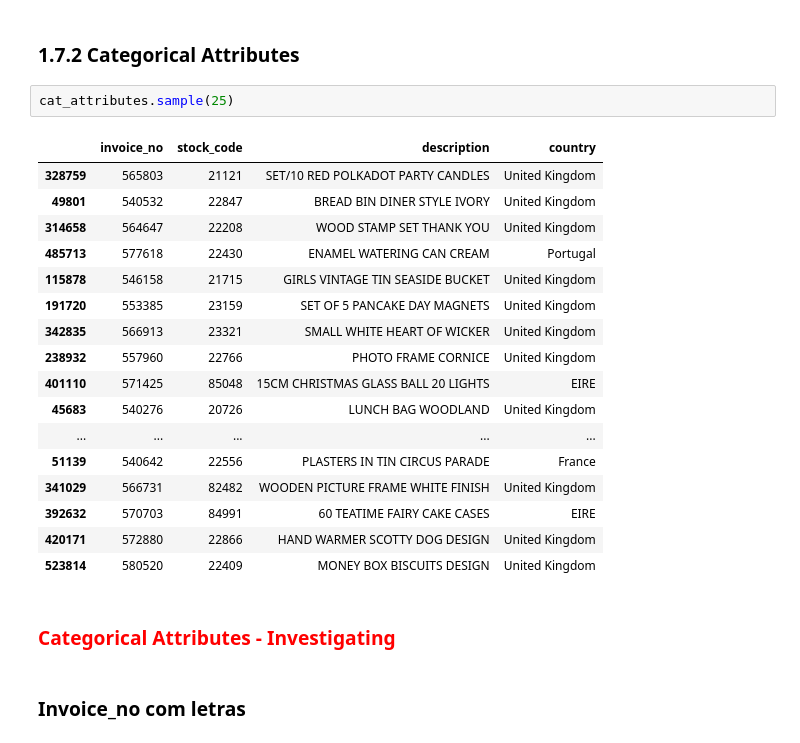
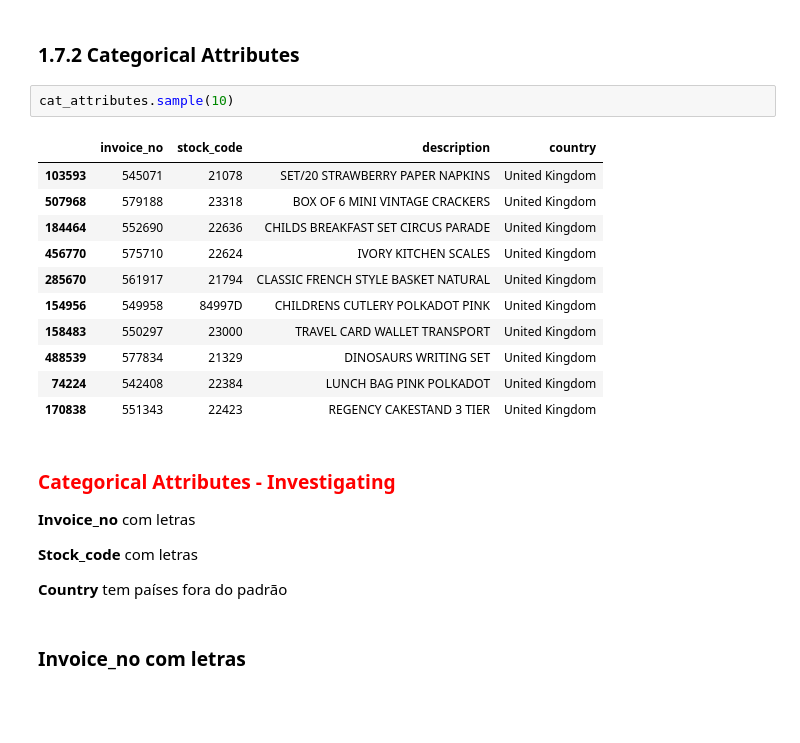
Before and after one commit to matheusventurads/loyalty-clustering-programm, a Jupyter notebook: notebooks/c03-mv-descriptive-analysis.ipynb, the cells around one changed output. Saved outputs shown, nothing was run; the diff lists cells and outputs as text; blank space fills up the shorter version.

```diff
--- a/notebooks/c03-mv-descriptive-analysis.ipynb
+++ b/notebooks/c03-mv-descriptive-analysis.ipynb
@@ -284,27 +285,26 @@ descriptive_analysis(num_attributes)
 # %% [markdown]
 ### 1.7.2 Categorical Attributes
 # %%
-cat_attributes.sample(25)
+cat_attributes.sample(10)
 # %% [output]
 |  | invoice_no | stock_code | description | country |
-| 328759 | 565803 | 21121 | SET/10 RED POLKADOT PARTY CANDLES | United Kingdom |
-| 49801 | 540532 | 22847 | BREAD BIN DINER STYLE IVORY | United Kingdom |
-| 314658 | 564647 | 22208 | WOOD STAMP SET THANK YOU | United Kingdom |
-| 485713 | 577618 | 22430 | ENAMEL WATERING CAN CREAM | Portugal |
-| 115878 | 546158 | 21715 | GIRLS VINTAGE TIN SEASIDE BUCKET | United Kingdom |
-| 191720 | 553385 | 23159 | SET OF 5 PANCAKE DAY MAGNETS | United Kingdom |
-| 342835 | 566913 | 23321 | SMALL WHITE HEART OF WICKER | United Kingdom |
-| 238932 | 557960 | 22766 | PHOTO FRAME CORNICE | United Kingdom |
-| 401110 | 571425 | 85048 | 15CM CHRISTMAS GLASS BALL 20 LIGHTS | EIRE |
-| 45683 | 540276 | 20726 | LUNCH BAG WOODLAND | United Kingdom |
-| ... | ... | ... | ... | ... |
-| 51139 | 540642 | 22556 | PLASTERS IN TIN CIRCUS PARADE | France |
-| 341029 | 566731 | 82482 | WOODEN PICTURE FRAME WHITE FINISH | United Kingdom |
-| 392632 | 570703 | 84991 | 60 TEATIME FAIRY CAKE CASES | EIRE |
-| 420171 | 572880 | 22866 | HAND WARMER SCOTTY DOG DESIGN | United Kingdom |
-| 523814 | 580520 | 22409 | MONEY BOX BISCUITS DESIGN | United Kingdom |
+| 103593 | 545071 | 21078 | SET/20 STRAWBERRY PAPER NAPKINS | United Kingdom |
+| 507968 | 579188 | 23318 | BOX OF 6 MINI VINTAGE CRACKERS | United Kingdom |
+| 184464 | 552690 | 22636 | CHILDS BREAKFAST SET CIRCUS PARADE | United Kingdom |
+| 456770 | 575710 | 22624 | IVORY KITCHEN SCALES | United Kingdom |
+| 285670 | 561917 | 21794 | CLASSIC FRENCH STYLE BASKET NATURAL | United Kingdom |
+| 154956 | 549958 | 84997D | CHILDRENS CUTLERY POLKADOT PINK | United Kingdom |
+| 158483 | 550297 | 23000 | TRAVEL CARD WALLET TRANSPORT | United Kingdom |
+| 488539 | 577834 | 21329 | DINOSAURS WRITING SET | United Kingdom |
+| 74224 | 542408 | 22384 | LUNCH BAG PINK POLKADOT | United Kingdom |
+| 170838 | 551343 | 22423 | REGENCY CAKESTAND 3 TIER | United Kingdom |
 # %% [markdown]
 ### <font color='red'> Categorical Attributes - Investigating </font>
+**Invoice_no** com letras
+
+**Stock_code** com letras
+
+**Country** tem países fora do padrão
 # %% [markdown]
 ### **Invoice_no** com letras
 # %%
```
Also changed, not shown: parts of 17 cells of this notebook.
